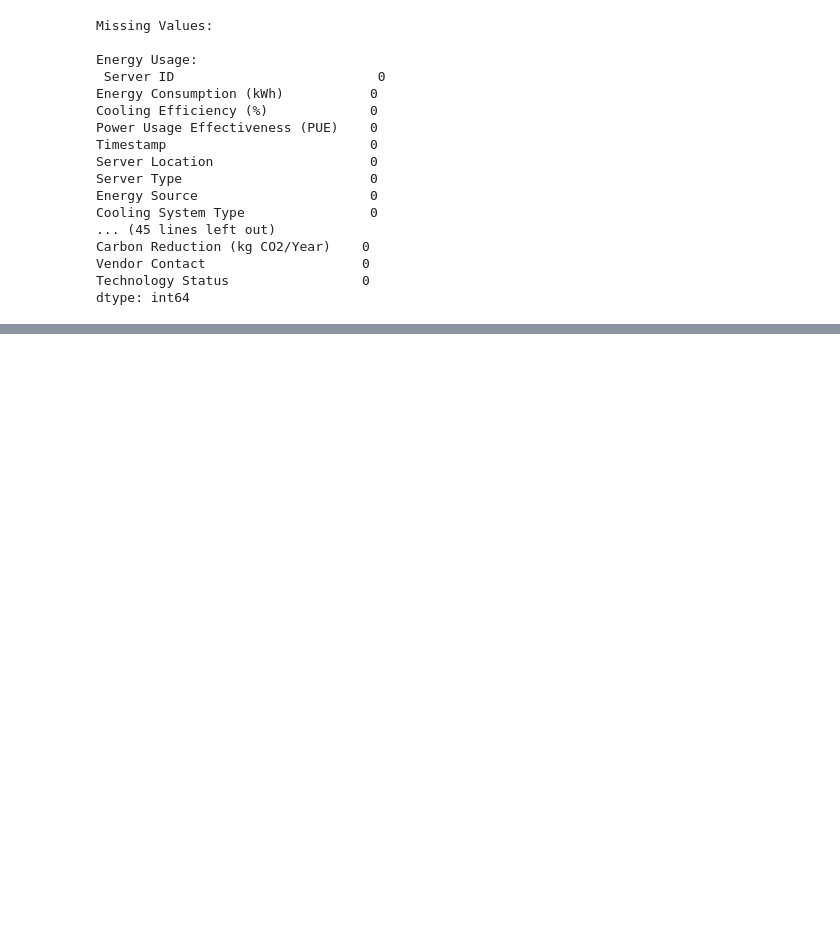
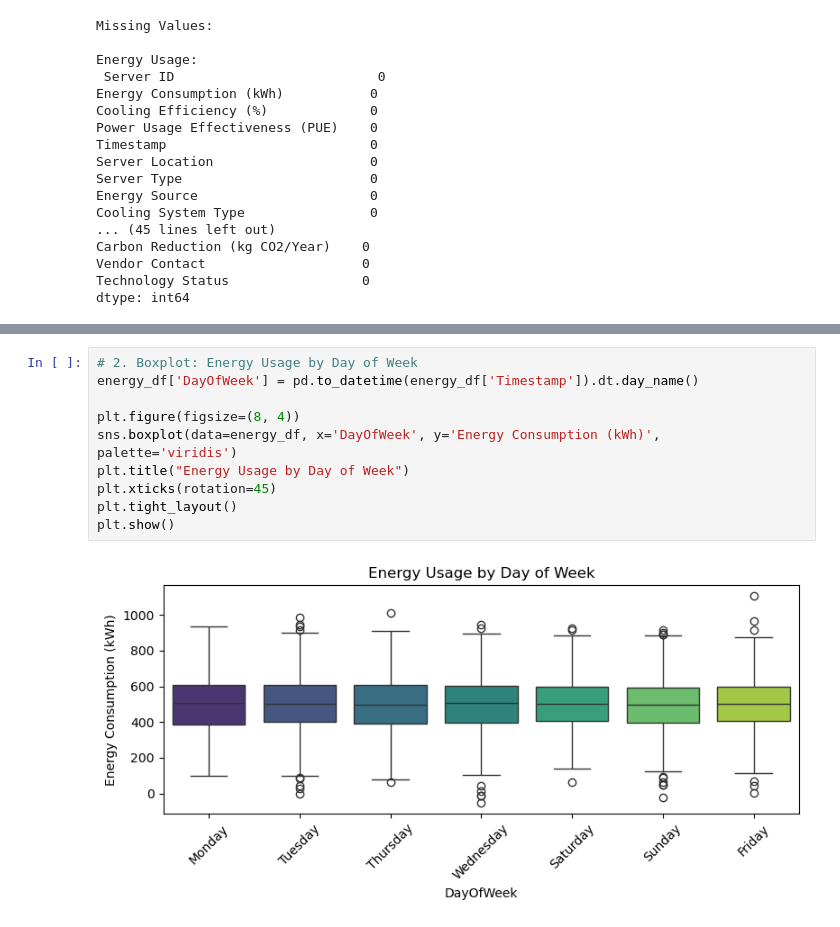
Before and after one commit to Shilpa-31/BIBA, a Jupyter notebook: EDA_of_Data.ipynb, the cells around one changed output, grey strips where cells are left out. Cells and saved outputs as stored; diff of their text form; blank space fills up the shorter version.

```diff
--- a/EDA_of_Data.ipynb
+++ b/EDA_of_Data.ipynb
@@ -121,0 +120,12 @@ vendor_df = pd.DataFrame({
+# %%
+# 2. Boxplot: Energy Usage by Day of Week
+energy_df['DayOfWeek'] = pd.to_datetime(energy_df['Timestamp']).dt.day_name()
+
+plt.figure(figsize=(8, 4))
+sns.boxplot(data=energy_df, x='DayOfWeek', y='Energy Consumption (kWh)', palette='viridis')
+plt.title("Energy Usage by Day of Week")
+plt.xticks(rotation=45)
+plt.tight_layout()
+plt.show()
+# %% [output]
+[figure, added]
```
Also changed, not shown: parts of 16 cells of this notebook, 5 other files.
